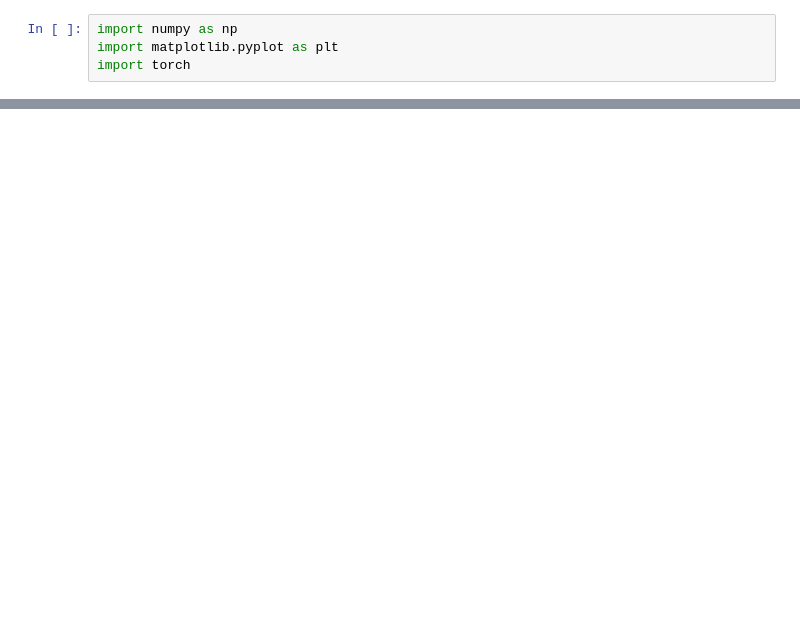
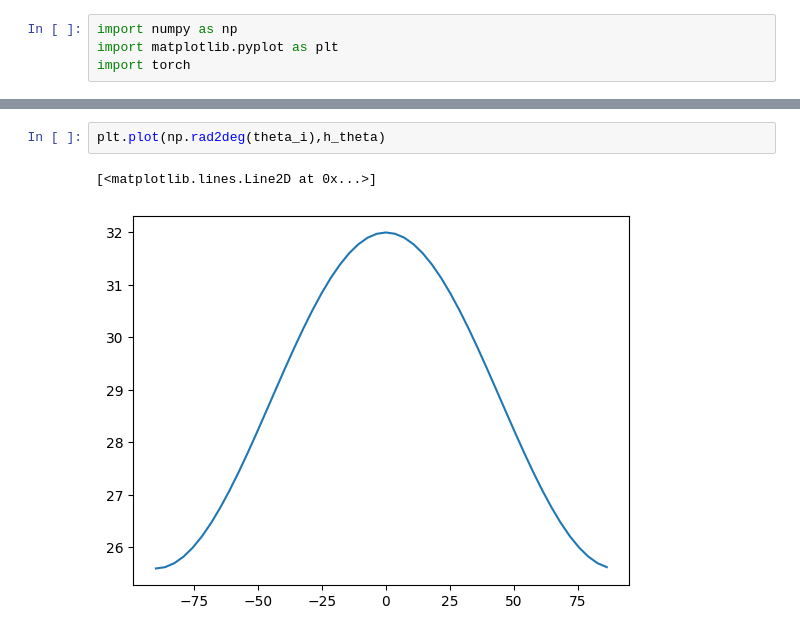
Before and after one commit to Qunzh/CAN_GridCell_Model, a Jupyter notebook: Ring_Model_V1.ipynb, the cells around one changed output, grey strips where cells are left out. Drawn from its saved outputs; the diff is of its cells as text; blank space fills up the shorter version.

```diff
--- a/Ring_Model_V1.ipynb
+++ b/Ring_Model_V1.ipynb
@@ -71,0 +100,5 @@ print(rate[0:3,:])
+# %%
+plt.plot(np.rad2deg(theta_i),h_theta)
+# %% [output]
+[<matplotlib.lines.Line2D at 0x...>]
+[figure, added]
```
Also changed, not shown: parts of 12 cells of this notebook.
